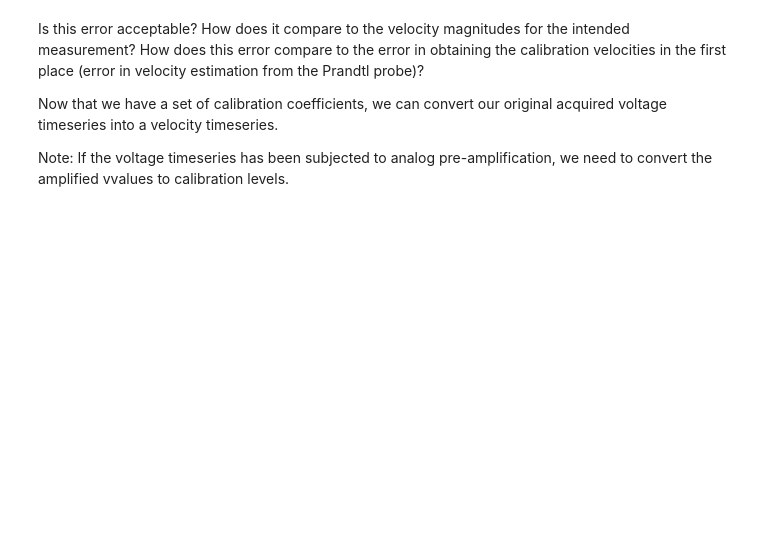
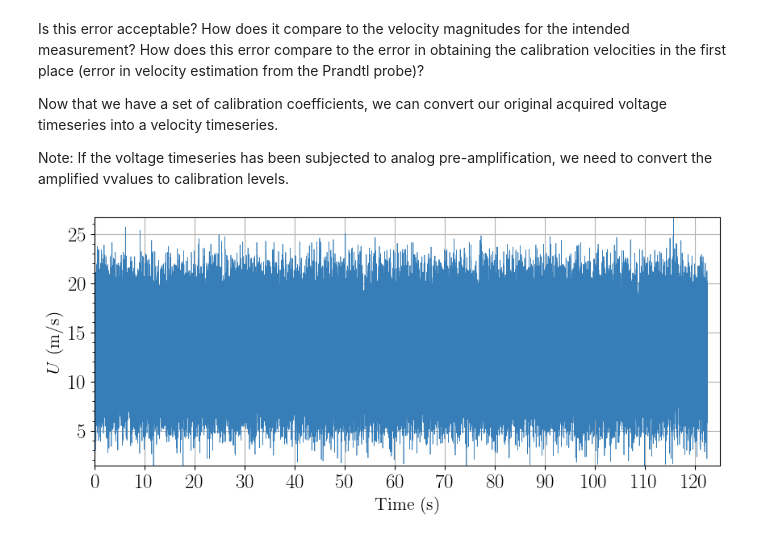
Before and after one commit to ruthvikmagal/Lecture_hot_wire_signal_analysis_spectra, a Jupyter notebook: HWA_signal_analysis.ipynb, the cells around one changed output. Cells and saved outputs as stored; diff of their text form; code cells hidden in the pictures; blank space fills up the shorter version.

```diff
--- a/HWA_signal_analysis.ipynb
+++ b/HWA_signal_analysis.ipynb
@@ -123,28 +134,30 @@ Now that we have a set of calibration coefficients, we can convert our original
 Note: If the voltage timeseries has been subjected to analog pre-amplification, we need to convert the amplified vvalues to calibration levels.
 # %%
 # Define amplification parameters
-gain = 10
-offset = 4
+gain = 1
+offset = 0
 
 # Convert the timeseries to calibration form
-signal=gain*(signal-offset)
+signal=(signal+offset)/gain
 
 # Apply the calibration
 U=np.polyval(calib,np.abs(signal))
 
 # Plot the velocity timeseries
 max_x = 5*(np.floor_divide(np.max(time),5)+1)
 fig3, ax = plt.subplots(figsize=(10, 4), dpi=dpi)
 ax.plot(time, U, alpha = 1, label='Voltage timeseries', linewidth=0.5, color=colours[1])
 ax.set_xlim([0,max_x])
 ax.set_ylim([np.min(U),np.max(U)])
-ax.set_xticks(np.arange(0,max_x,5))
-ax.yaxis.set_major_locator(ticker.MultipleLocator(0.025))
-ax.yaxis.set_major_formatter(ticker.FormatStrFormatter("%.3f"))
-ax.yaxis.set_minor_locator(ticker.MultipleLocator(0.01))
+ax.set_xticks(np.arange(0,max_x,10))
+ax.yaxis.set_major_locator(ticker.MultipleLocator(5))
+ax.yaxis.set_major_formatter(ticker.FormatStrFormatter("%.0f"))
+ax.yaxis.set_minor_locator(ticker.MultipleLocator(1))
 ax.yaxis.set_minor_formatter(plt.NullFormatter())
 ax.set_ylabel(r'$U$ (m/s)', fontsize=16)
 ax.set_xlabel(r'Time (s)',fontsize=16)  # label the y axis
 plt.grid(True)
 fig3.savefig('velocity_timeseries.png', dpi=600,bbox_inches="tight")
 plt.show()
+# %% [output]
+[figure, added]
```
Also changed, not shown: parts of 13 cells of this notebook.
